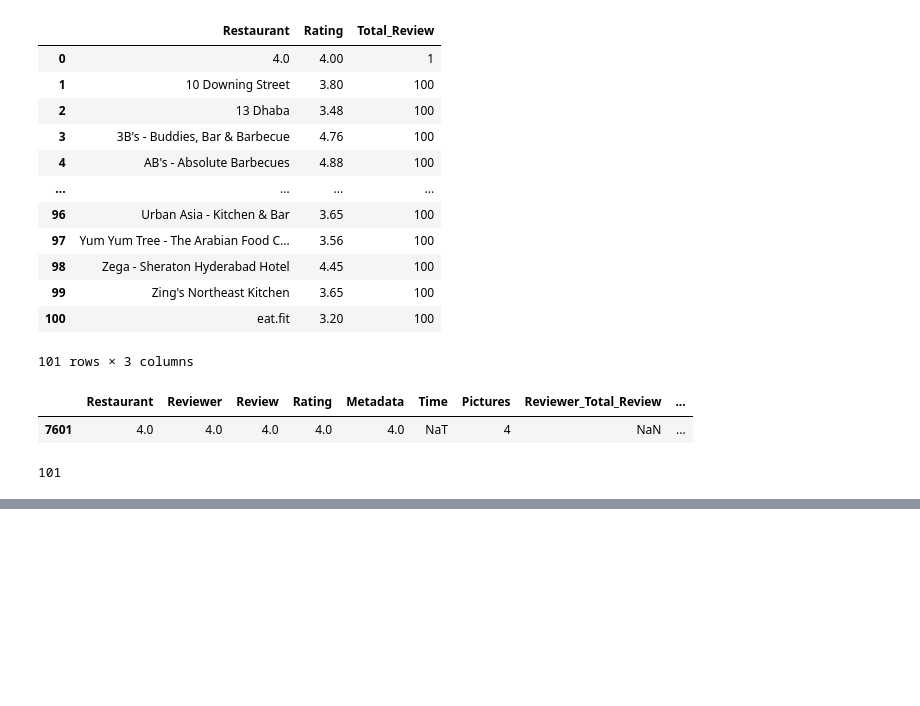
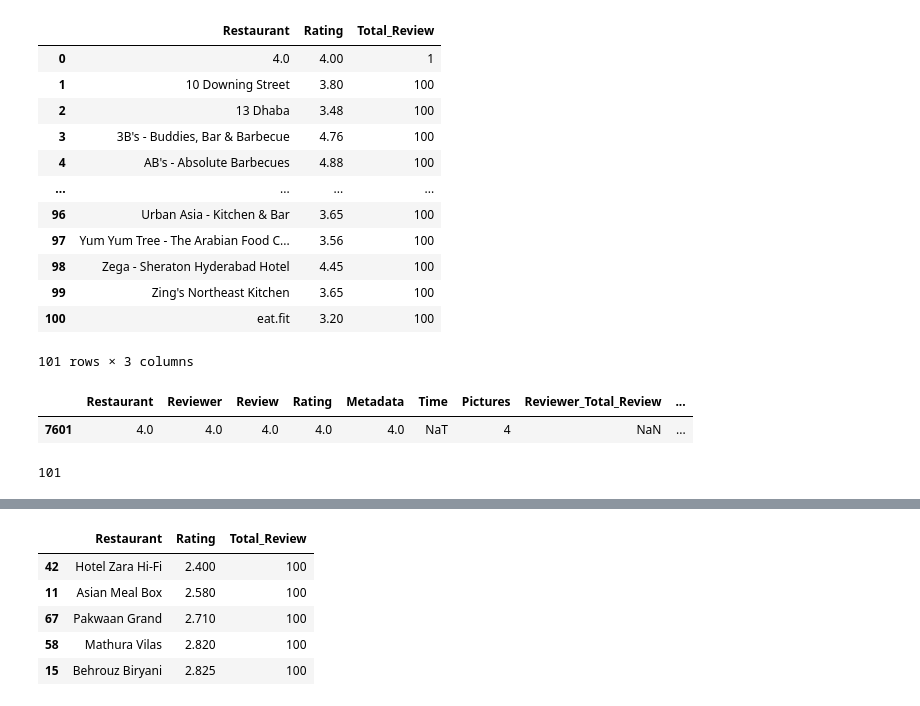
Before and after one commit to Siddharth3271/Advanced-Zomato-Restaurant-Clustering-and-Sentiment-Analysis, a Jupyter notebook: notebook.ipynb, the cells around one changed output, grey strips where cells are left out. Drawn from its saved outputs; the diff is of its cells as text; code cells hidden in the pictures; blank space fills up the shorter version.

```diff
--- a/notebook.ipynb
+++ b/notebook.ipynb
@@ -575,0 +589,10 @@ reviewCopy.Restaurant.nunique()
+# %%
+#top 5 lowest rated restaurant
+avg_hotel_rating.sort_values('Rating',ascending=True)[:5]
+# %% [output]
+|  | Restaurant | Rating | Total_Review |
+| 42 | Hotel Zara Hi-Fi | 2.400 | 100 |
+| 11 | Asian Meal Box | 2.580 | 100 |
+| 67 | Pakwaan Grand | 2.710 | 100 |
+| 58 | Mathura Vilas | 2.820 | 100 |
+| 15 | Behrouz Biryani | 2.825 | 100 |
```
Also changed, not shown: parts of 14 cells of this notebook.
